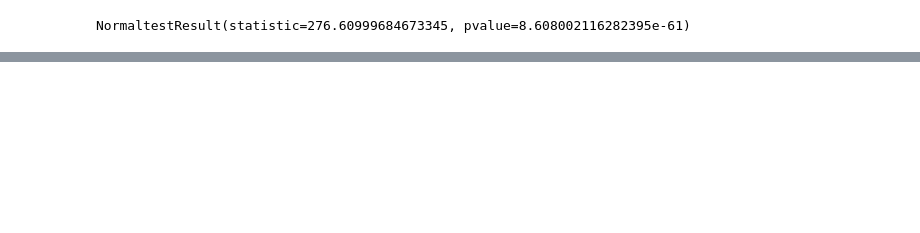
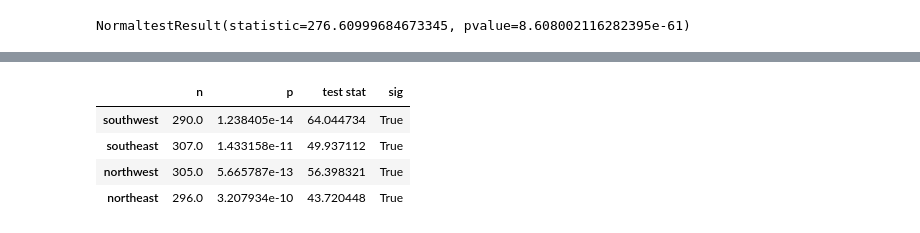
Before and after one commit to AlphaKaba24/Hypothesis-Testing-with-Insurance-Data--Core-, a Jupyter notebook: US Health Insurance Data/Hypothesis Testing with Insurance Data (Core).ipynb, the cells around one changed output, grey strips where cells are left out. Saved outputs shown, nothing was run; the diff lists cells and outputs as text; code cells hidden in the pictures; blank space fills up the shorter version.

```diff
--- a/US Health Insurance Data/Hypothesis Testing with Insurance Data (Core).ipynb
+++ b/US Health Insurance Data/Hypothesis Testing with Insurance Data (Core).ipynb
@@ -155,0 +237,10 @@ NormaltestResult(statistic=276.60999684673345, pvalue=8.608002116282395e-61)
+# %%
+groups_region = {}
+
+for i in df['region'].unique():
+
+    datar = df.loc[df['region']==i,'charges'].copy()
+
+
+    groups_region[i] = datar
+groups_region.keys()
@@ -155,0 +249,11 @@ NormaltestResult(statistic=276.60999684673345, pvalue=8.608002116282395e-61)
+# %%
+norm_results2 = {}
+for i, datar in groups_region.items():
+    stat, p = stats.normaltest(datar)
+
+    norm_results2[i] = {'n': len(datar),
+                             'p':p,
+                             'test stat':stat,}
+
+norm_results_df2 = pd.DataFrame(norm_results2).T
+norm_results_df2
@@ -155,0 +266,9 @@ NormaltestResult(statistic=276.60999684673345, pvalue=8.608002116282395e-61)
+# %%
+norm_results_df2['sig'] = norm_results_df2['p'] < .05
+norm_results_df2
+# %% [output]
+|  | n | p | test stat | sig |
+| southwest | 290.0 | 1.238405e-14 | 64.044734 | True |
+| southeast | 307.0 | 1.433158e-11 | 49.937112 | True |
+| northwest | 305.0 | 5.665787e-13 | 56.398321 | True |
+| northeast | 296.0 | 3.207934e-10 | 43.720448 | True |
```
Also changed, not shown: parts of 33 cells of this notebook.
